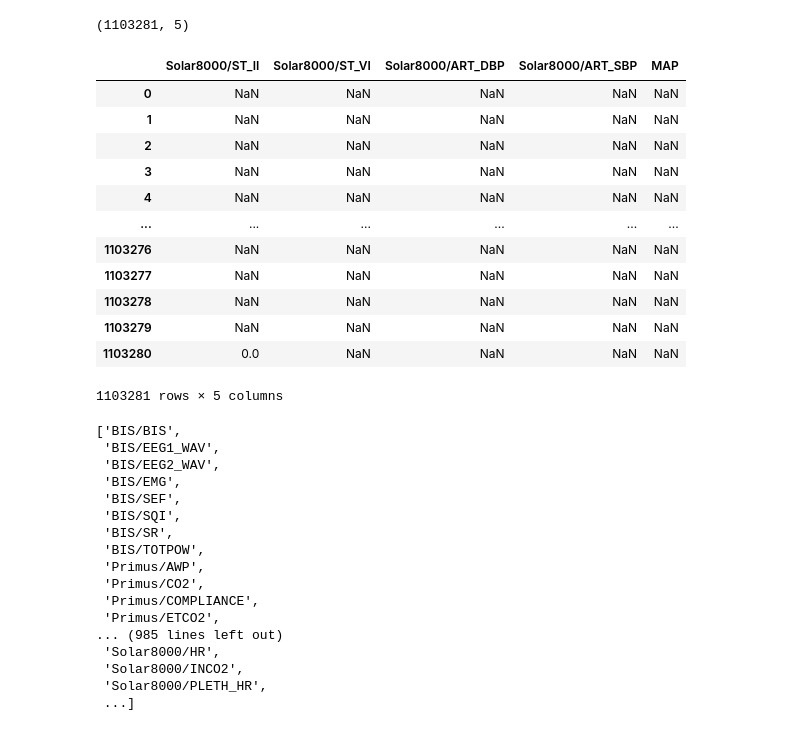
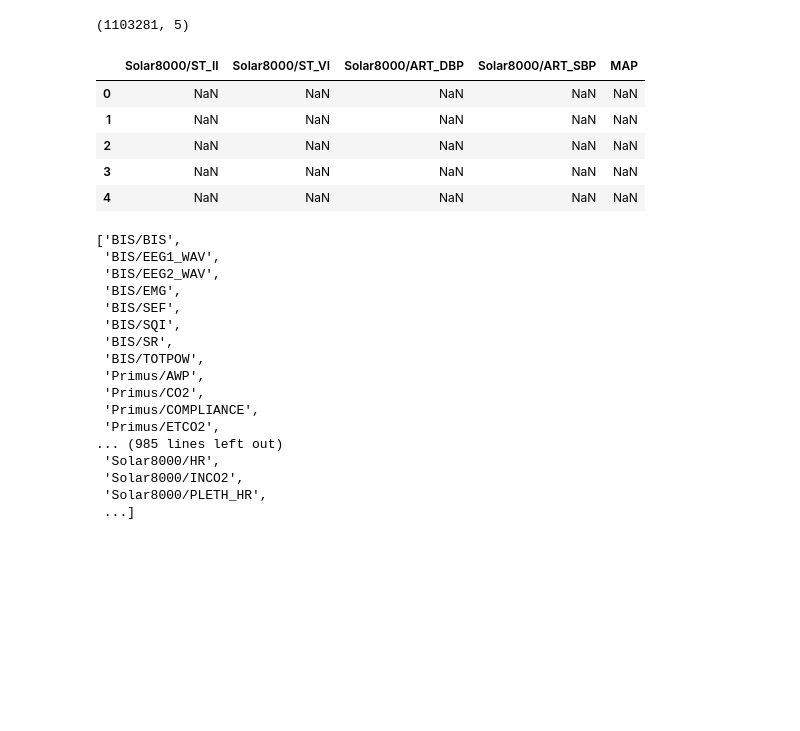
Before and after one commit to RafsanJany-44/ARC, a Jupyter notebook: Primarly_VitalDB.ipynb, the cells around one changed output. Drawn from its saved outputs; the diff is of its cells as text; code cells hidden in the pictures; blank space fills up the shorter version.

```diff
--- a/Primarly_VitalDB.ipynb
+++ b/Primarly_VitalDB.ipynb
@@ -81,19 +87,3 @@ df["MAP"] = np.nan
 df.shape
 # %% [output]
 (1103281, 5)
-# %%
-df
-# %% [output]
-|  | Solar8000/ST_II | Solar8000/ST_VI | Solar8000/ART_DBP | Solar8000/ART_SBP | MAP |
-| 0 | NaN | NaN | NaN | NaN | NaN |
-| 1 | NaN | NaN | NaN | NaN | NaN |
-| 2 | NaN | NaN | NaN | NaN | NaN |
-| 3 | NaN | NaN | NaN | NaN | NaN |
-| 4 | NaN | NaN | NaN | NaN | NaN |
-| ... | ... | ... | ... | ... | ... |
-| 1103276 | NaN | NaN | NaN | NaN | NaN |
-| 1103277 | NaN | NaN | NaN | NaN | NaN |
-| 1103278 | NaN | NaN | NaN | NaN | NaN |
-| 1103279 | NaN | NaN | NaN | NaN | NaN |
-| 1103280 | 0.0 | NaN | NaN | NaN | NaN |
-1103281 rows × 5 columns
@@ -100,3 +93,12 @@ df
+# %%
+df2 =
+# %% [output]
+|  | Solar8000/ST_II | Solar8000/ST_VI | Solar8000/ART_DBP | Solar8000/ART_SBP | MAP |
+| 0 | NaN | NaN | NaN | NaN | NaN |
+| 1 | NaN | NaN | NaN | NaN | NaN |
+| 2 | NaN | NaN | NaN | NaN | NaN |
+| 3 | NaN | NaN | NaN | NaN | NaN |
+| 4 | NaN | NaN | NaN | NaN | NaN |
 # %%
 df_trks = pd.read_csv('https://api.vitaldb.net/trks')  # read track list
 df_cases = pd.read_csv("https://api.vitaldb.net/cases")  # read case information
```
Also changed, not shown: parts of 2 cells of this notebook.
